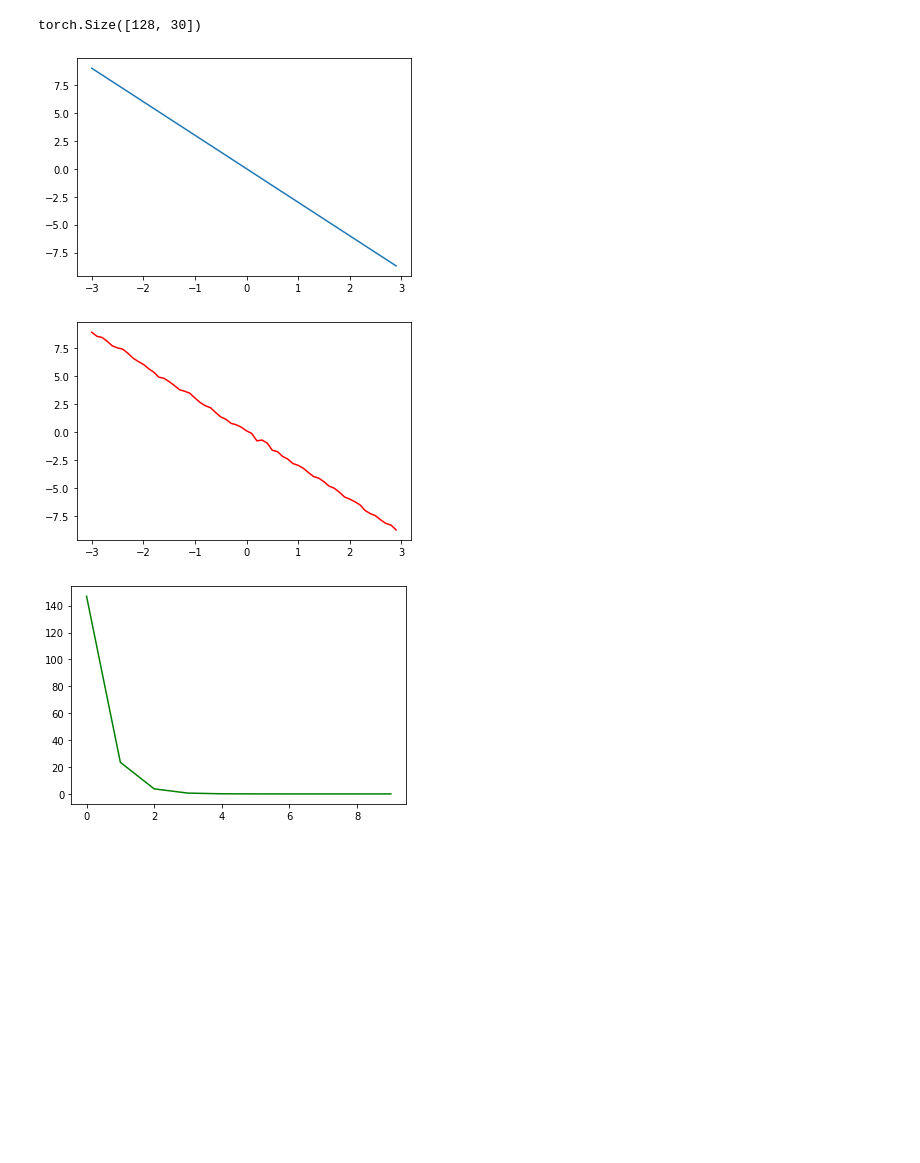
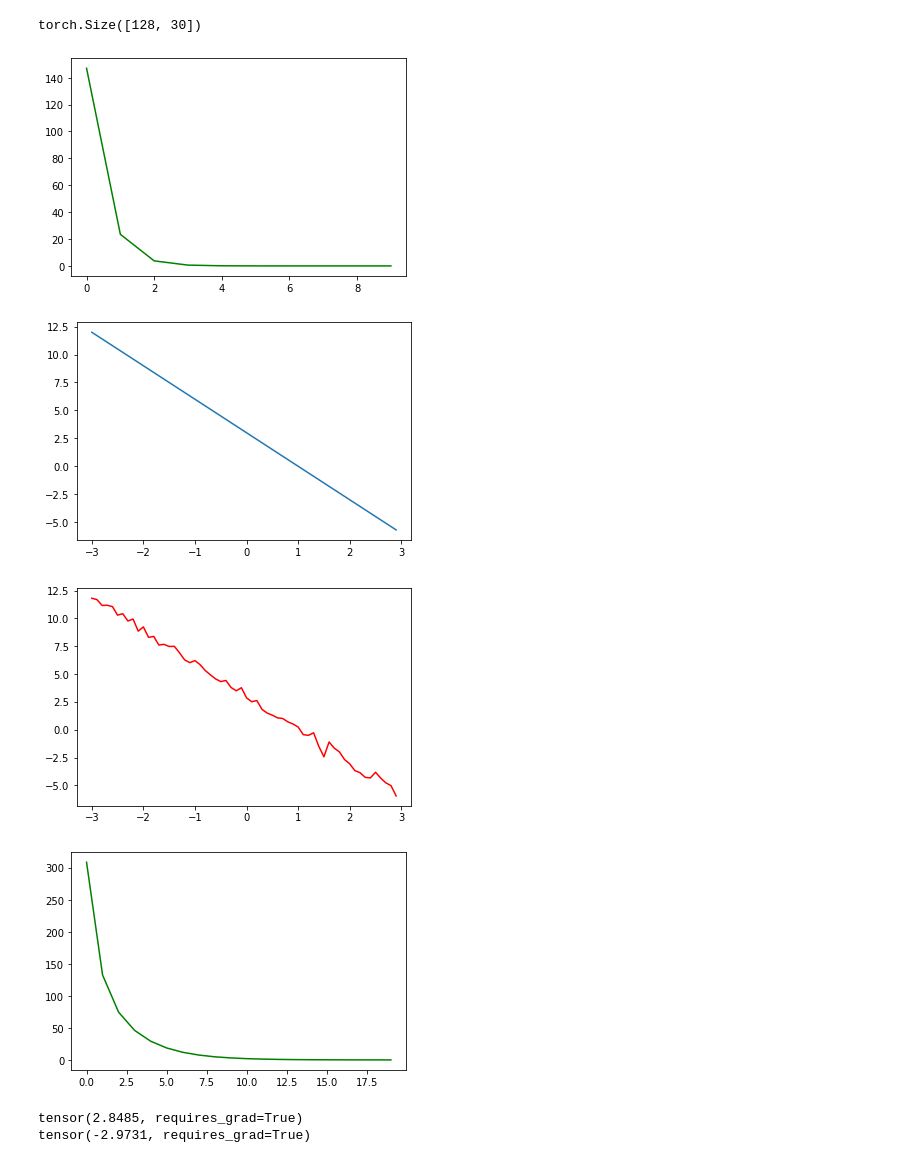
Before and after one commit to arkaprabha10/ML_models, a Jupyter notebook: pytorch_basics.ipynb, the cells around one changed output. Cells and saved outputs as stored; diff of their text form; code cells hidden in the pictures; blank space fills up the shorter version.

```diff
--- a/pytorch_basics.ipynb
+++ b/pytorch_basics.ipynb
@@ -95,10 +95,10 @@ import torch
 w=torch.tensor(-10.0,requires_grad=True)
 x=torch.arange(-3,3,0.1).view(-1,1)
 f=-3*x
-plt.plot(x.numpy(),f.numpy())
+#plt.plot(x.numpy(),f.numpy())
 #plt.show()
 y=f+0.1*torch.randn(x.size())
-plt.plot(x.numpy(),y.numpy(),'r')
+#plt.plot(x.numpy(),y.numpy(),'r')
 #plt.show()
 cost=[]
 def forward(x):
@@ -119,6 +119,48 @@ for epoch in range(10):
 plt.plot(cost,'g')
 plt.show()
 # %% [output]
-[figure, old version]
+[figure, new version]
-[figure, removed]
-[figure, removed]
+# %%
+#gradient descent
+import torch
+import matplotlib.pyplot as plt
+%matplotlib inline
+w=torch.tensor(-10.0,requires_grad=True)
+b=torch.tensor(-10.0,requires_grad=True)
+x=torch.arange(-3,3,0.1).view(-1,1)
+f=-3*x+3
+plt.plot(x.numpy(),f.numpy())
+plt.show()
+y=f+0.3*torch.randn(x.size())
+plt.plot(x.numpy(),y.numpy(),'r')
+plt.show()
+cost=[]
+def forward(x,b):
+    return w*x+b
+def criteron(yhat,y):
+    return torch.mean((yhat-y)**2)
+
+lr=0.1
+for epoch in range(20):
+    yhat=forward(x,b)
+    loss=criteron(yhat,y)
+    loss.backward()
+    w.data=w.data-lr*w.grad.data
+    w.grad.data.zero_()
+    b.data=b.data-lr*b.grad.data
+    b.grad.data.zero_()
+    cost.append(loss.item())
+    #print(w)
+    #print(yhat)
+plt.plot(cost,'g')
+plt.show()
+# %% [output]
+[figure, added]
+[figure, added]
+[figure, added]
+# %%
+print(b)
+print(w)
+# %% [output]
+tensor(2.8485, requires_grad=True)
+tensor(-2.9731, requires_grad=True)
```
